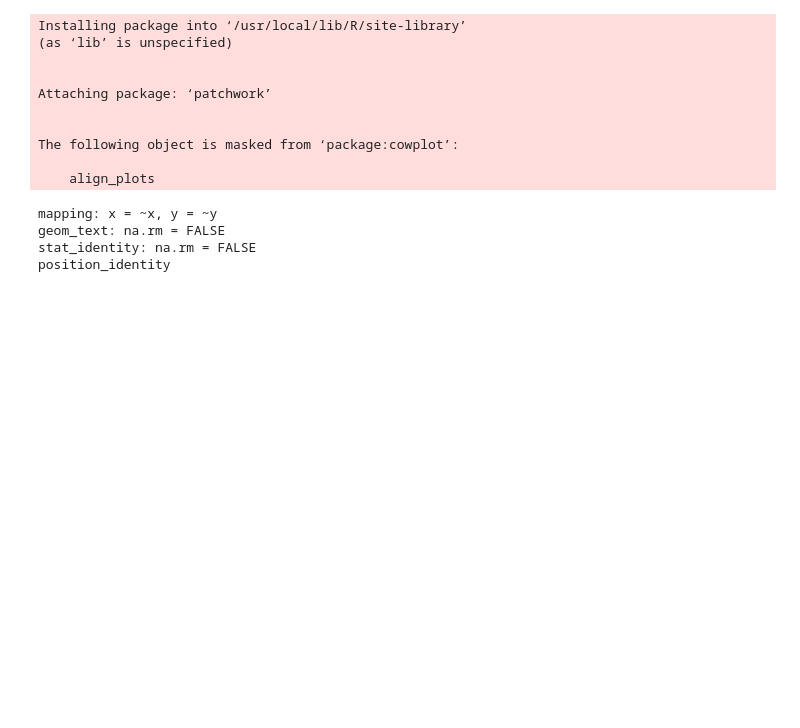
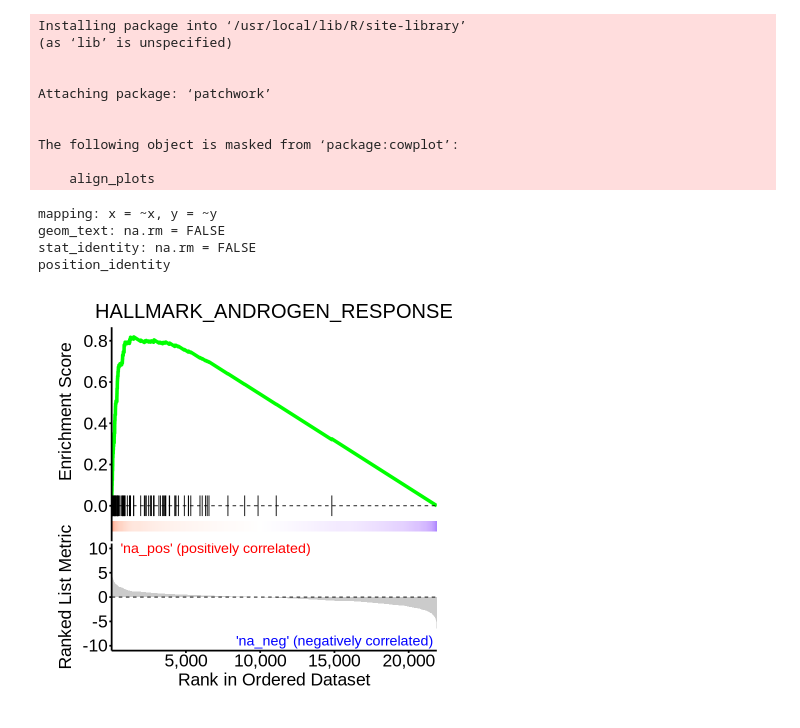
Before and after one commit to zqzhu0609/R, a Jupyter notebook: GSEA_notebook.ipynb, the cells around one changed output. Drawn from its saved outputs; the diff is of its cells as text; code cells hidden in the pictures; blank space fills up the shorter version.

```diff
--- a/GSEA_notebook.ipynb
+++ b/GSEA_notebook.ipynb
@@ -258,7 +258,7 @@ combined_plot <- ggplot() +
   ) +
   labs(title = "HALLMARK_ANDROGEN_RESPONSE", x = NULL, y = "Enrichment Score") +
   theme(
-  plot.title = element_text(hjust = 0, size = 24) # Left-align and increase size
+  plot.title = element_text(hjust = 0.5, size = 24) # Left-align and increase size
 )
   annotate("text", x = 9982, y = -0.2, label = "Zero cross at 9982", size = 6)
 
@@ -270,30 +270,31 @@ ranked_metric_plot <- ggplot(ranked_list_data, aes(x = rank, y = score)) +
   scale_y_continuous(limits = c(-10, 10), breaks = seq(-10, 10, by = 5), labels = scales::number) +  # Set y-axis from -10 to 10 with ticks every 2
   theme_minimal() +
   theme(
     text = element_text(family = "Helvetica", size = 21),
     axis.title.x = element_text(size = 21,colour = "black"),
     axis.title.y = element_text(size = 21,colour = "black"),
     axis.text = element_text(size = 21,colour = "black"),
     panel.grid.major = element_blank(),
     panel.grid.minor = element_blank(),
     axis.line.x = element_line(size = 1, colour = "black"),
     axis.line.y = element_line(size = 1, colour = "black"),
     axis.ticks.x = element_line(size = 1, colour = "black"),
     axis.ticks.y = element_line(size = 1, colour = "black"),
     plot.margin = margin(0, 20, 20, 20, "pt")
   ) +
   labs(x = "Rank in Ordered Dataset", y = "Ranked List Metric") +
   annotate("text", x = 7000, y = 10, label = "'na_pos' (positively correlated)", size = 6, colour = "red") +  # Adjusted y-position
   annotate("text", x = 15000, y = -9, label = "'na_neg' (negatively correlated)", size = 6, colour = "blue")  # Adjusted y-position
 
 # Stack Both Plots Together with Patchwork
 final_combined_plot <- combined_plot / ranked_metric_plot +
   plot_layout(heights = c(2, 1))
 
 # Display final stacked visualization
 final_combined_plot
 # %% [output]
 mapping: x = ~x, y = ~y
 geom_text: na.rm = FALSE
 stat_identity: na.rm = FALSE
 position_identity
+[figure, added]
```
